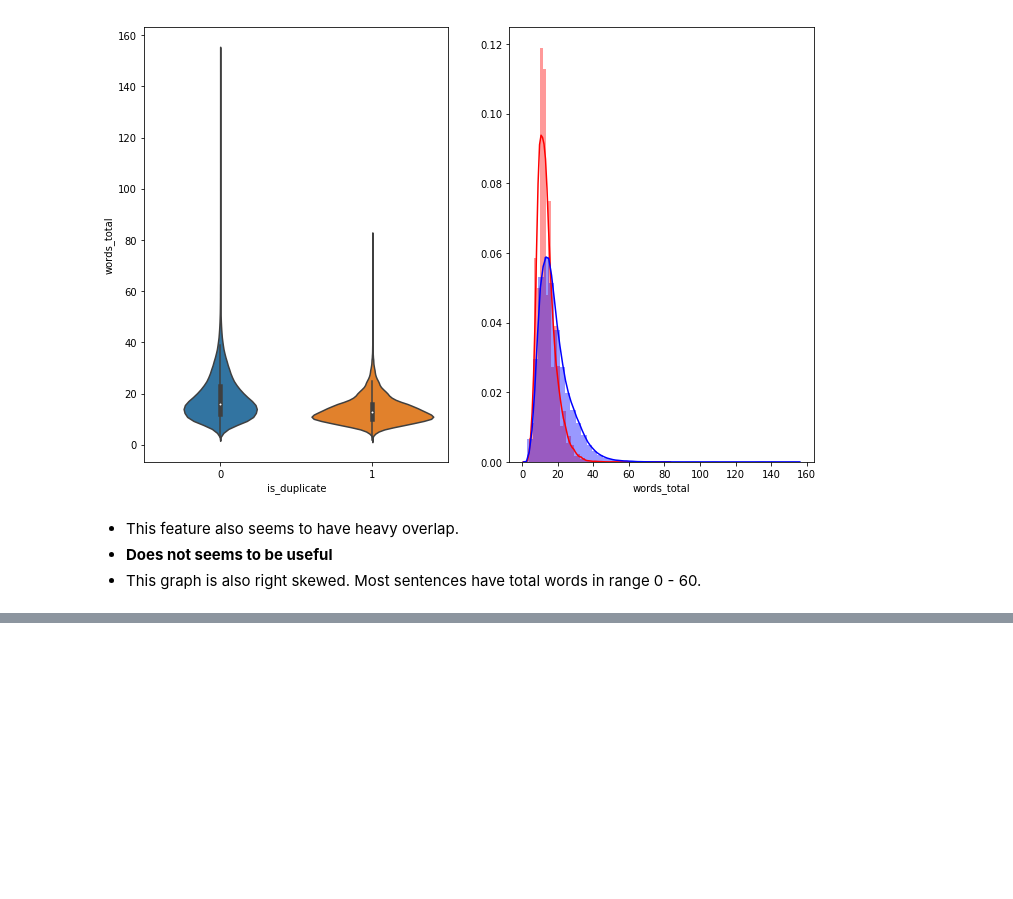
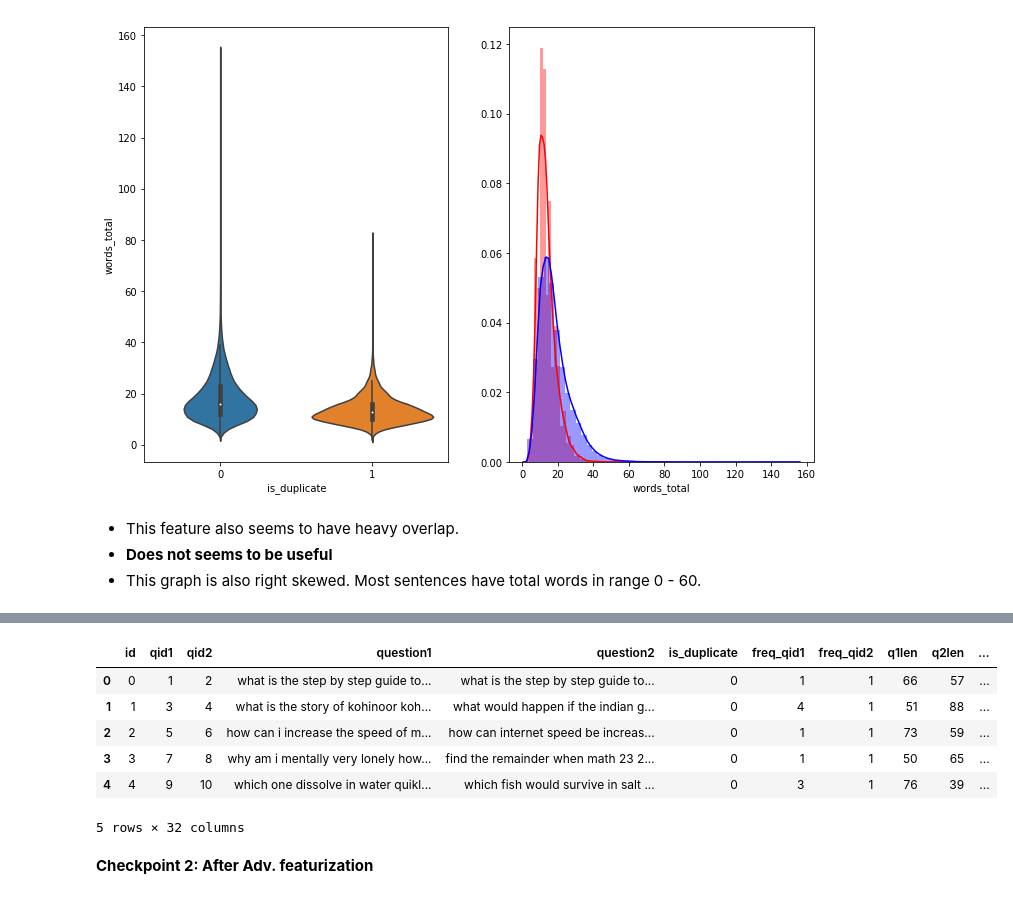
Before and after one commit to NamanJain2050/quora-question-similarity, a Jupyter notebook: quora-question-pair-similarity.ipynb, the cells around one changed output, grey strips where cells are left out. Drawn from its saved outputs; the diff is of its cells as text; code cells hidden in the pictures; blank space fills up the shorter version.

```diff
--- a/quora-question-pair-similarity.ipynb
+++ b/quora-question-pair-similarity.ipynb
@@ -359,0 +437,6 @@ plt.show()
+# %%
+def removeWhiteSpaces(text):
+    return text.strip()
+
+data['question1'] = data['question1'].apply(removeWhiteSpaces)
+data['question2'] = data['question2'].apply(removeWhiteSpaces)
@@ -359,0 +487,5 @@ plt.show()
+# %%
+STOP_WORDS = stopwords.words("english")
+
+# to avoid division by 0
+SAFE_DIV = 0.0001
@@ -359,0 +551,39 @@ plt.show()
+# %%
+def get_longest_substr_ratio(a, b):
+    strs = list(distance.lcsubstrings(a, b))
+    if len(strs) == 0:
+        return 0
+    else:
+        return len(strs[0]) / (min(len(a), len(b)) + 1)
+# %%
+token_features = data.apply(lambda x: get_token_features(x["question1"], x["question2"]), axis=1)
+
+data["cwc_min"] = list(map(lambda x: x[0], token_features))
+data["cwc_max"] = list(map(lambda x: x[1], token_features))
+data["csc_min"] = list(map(lambda x: x[2], token_features))
+data["csc_max"] = list(map(lambda x: x[3], token_features))
+data["ctc_min"] = list(map(lambda x: x[4], token_features))
+data["ctc_max"] = list(map(lambda x: x[5], token_features))
+data["last_word_eq"] = list(map(lambda x: x[6], token_features))
+data["first_word_eq"] = list(map(lambda x: x[7], token_features))
+data["abs_len_diff"] = list(map(lambda x: x[8], token_features))
+data["mean_len"] = list(map(lambda x: x[9], token_features))
+
+data["fuzz_ratio"] = data.apply(lambda x: fuzz.ratio(x["question1"], x["question2"]), axis=1)
+data["fuzz_partial_ratio"] = data.apply(lambda x: fuzz.partial_ratio(x["question1"], x["question2"]), axis=1)
+data["token_sort_ratio"] = data.apply(lambda x: fuzz.token_sort_ratio(x["question1"], x["question2"]), axis=1)
+data["token_set_ratio"] = data.apply(lambda x: fuzz.token_set_ratio(x["question1"], x["question2"]), axis=1)
+
+data["longest_substr_ratio"]  = data.apply(lambda x: get_longest_substr_ratio(x["question1"], x["question2"]), axis=1)
+# %%
+data.head()
+# %% [output]
+|  | id | qid1 | qid2 | question1 | question2 | is_duplicate | freq_qid1 | freq_qid2 | q1len | q2len | ... |
+| 0 | 0 | 1 | 2 | what is the step by step guide to... | what is the step by step guide to... | 0 | 1 | 1 | 66 | 57 | ... |
+| 1 | 1 | 3 | 4 | what is the story of kohinoor koh... | what would happen if the indian g... | 0 | 4 | 1 | 51 | 88 | ... |
+| 2 | 2 | 5 | 6 | how can i increase the speed of m... | how can internet speed be increas... | 0 | 1 | 1 | 73 | 59 | ... |
+| 3 | 3 | 7 | 8 | why am i mentally very lonely how... | find the remainder when math 23 2... | 0 | 1 | 1 | 50 | 65 | ... |
+| 4 | 4 | 9 | 10 | which one dissolve in water quikl... | which fish would survive in salt ... | 0 | 3 | 1 | 76 | 39 | ... |
+5 rows × 32 columns
+# %% [markdown]
+<b> Checkpoint 2: After Adv. featurization</b>
```
Also changed, not shown: parts of 26 cells of this notebook.
